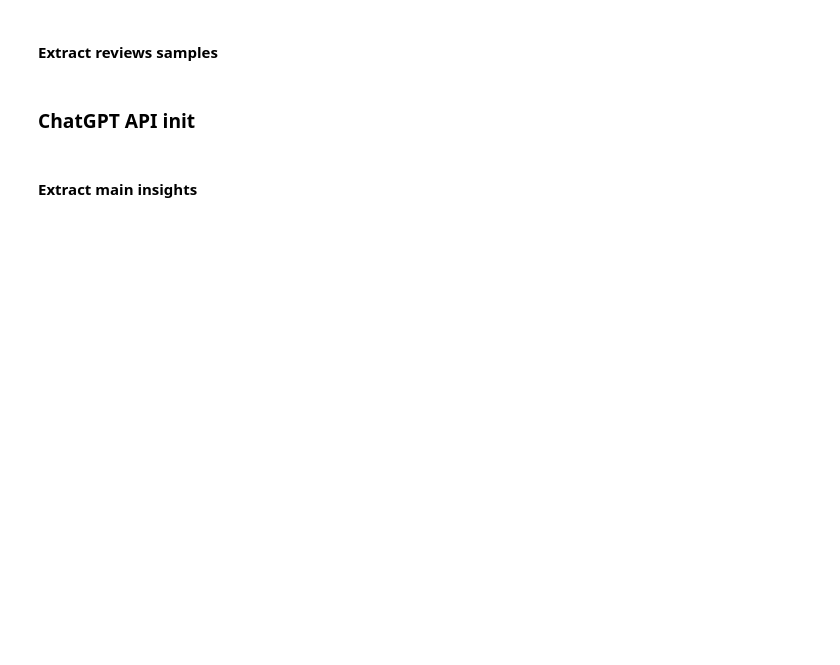
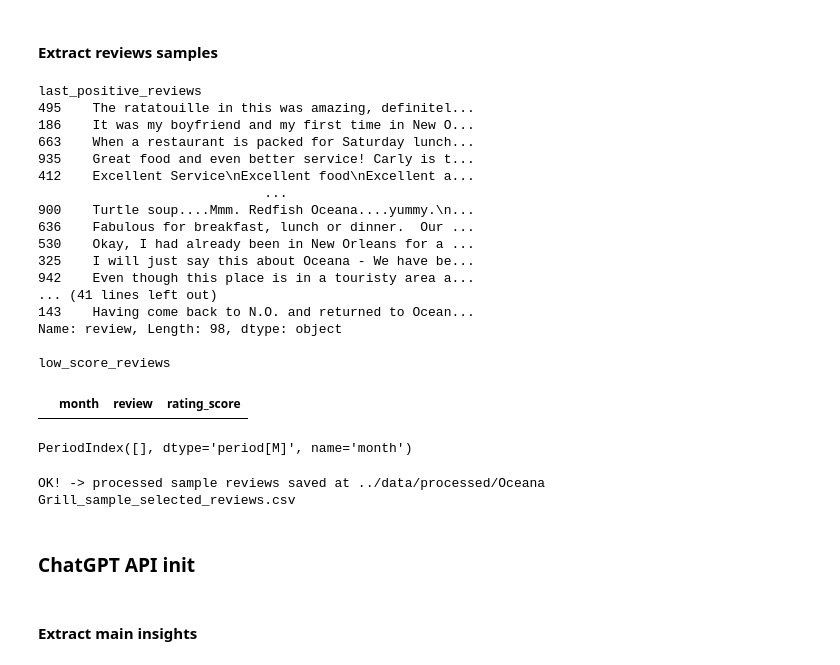
Before and after one commit to EAlmazanG/sensentiment-analysis-reviews, a Jupyter notebook: notebooks/sentiment_analysis.ipynb, the cells around one changed output. Saved outputs shown, nothing was run; the diff lists cells and outputs as text; code cells hidden in the pictures; blank space fills up the shorter version.

```diff
--- a/notebooks/sentiment_analysis.ipynb
+++ b/notebooks/sentiment_analysis.ipynb
@@ -745,3 +788,4 @@ plotCommunities(reviews)
 # %%
 ### Join PCA and UMAP clusters info to reviews
+reviews = reviews.reset_index().rename(columns={'index':'review_id'})
 reviews = reviews.merge(pca_clusters[['review_id','pca_cluster']]).merge(umap_clusters[['review_id','umap_cluster']])
@@ -929,29 +1006,71 @@ reviews_score['total_score'] = np.round(
 # %%
 # Filter not null reviews
 valid_reviews = reviews_score[reviews_score['review'].notna()]
 
 # Select the best and worst reviews in general
 best_reviews = valid_reviews[valid_reviews['total_score'] > 5]
 worst_reviews = valid_reviews[valid_reviews['total_score'] < 2.5]
 
-recent_best_reviews = best_reviews.sort_values(by='date', ascending=False).head(5)
+recent_best_reviews = best_reviews.sort_values(by='date', ascending=False)
 print('last_positive_reviews')
 print(recent_best_reviews.review)
-recent_worst_reviews = worst_reviews.sort_values(by='date', ascending=False).head(5)
+recent_worst_reviews = worst_reviews.sort_values(by='date', ascending=False)
 print('\nlast_negative_reviews')
 print(recent_worst_reviews.review)
 
-best_reviews_sample = best_reviews.sort_values(by='total_score', ascending=False).head(5)
+best_reviews_sample = best_reviews.sort_values(by='total_score', ascending=False)
 print('\nbest_reviews_sample')
 print(best_reviews_sample.review)
-worst_reviews_sample = worst_reviews.sort_values(by='total_score', ascending=True).head(5)
+worst_reviews_sample = worst_reviews.sort_values(by='total_score', ascending=True)
 print('\nworst_reviews_sample')
 print(worst_reviews_sample.review)
 
 low_score_reviews = negative_periods_rating_reviews[negative_periods_rating_reviews['review'].notna()][['month','review','rating_score']]
 print('\nlow_score_reviews')
 display(low_score_reviews)
 print(low_score_periods)
+# %% [output]
+last_positive_reviews
+495    The ratatouille in this was amazing, definitel...
+186    It was my boyfriend and my first time in New O...
+663    When a restaurant is packed for Saturday lunch...
+935    Great food and even better service! Carly is t...
+412    Excellent Service\nExcellent food\nExcellent a...
+                             ...
+900    Turtle soup....Mmm. Redfish Oceana....yummy.\n...
+636    Fabulous for breakfast, lunch or dinner.  Our ...
+530    Okay, I had already been in New Orleans for a ...
+325    I will just say this about Oceana - We have be...
+942    Even though this place is in a touristy area a...
+... (41 lines left out)
+143    Having come back to N.O. and returned to Ocean...
+Name: review, Length: 98, dtype: object
+
+low_score_reviews
+|  | month | review | rating_score |
+PeriodIndex([], dtype='period[M]', name='month')
+# %%
+# Join all the samples
+recent_best_reviews['sample_type'] = 'recent_best_reviews'
+recent_worst_reviews['sample_type'] = 'recent_worst_reviews'
+best_reviews_sample['sample_type'] = 'best_reviews_sample'
+worst_reviews_sample['sample_type'] = 'worst_reviews_sample'
+low_score_reviews['sample_type'] = 'low_score_reviews'
+
+combined_reviews = pd.concat([
+    recent_best_reviews,
+    recent_worst_reviews,
+    best_reviews_sample,
+    worst_reviews_sample,
+    low_score_reviews
+])
+
+# Save samples
+combined_reviews.reset_index(drop=True, inplace=True)
+combined_reviews.to_csv(processed_data_path + name + '_sample_selected_reviews.csv', index=False)
+print('OK! -> processed sample reviews saved at', processed_data_path + name + '_sample_selected_reviews.csv')
+# %% [output]
+OK! -> processed sample reviews saved at ../data/processed/Oceana Grill_sample_selected_reviews.csv
 # %% [markdown]
 ### ChatGPT API init
 # %%
```
Also changed, not shown: parts of 20 cells of this notebook, 4 other files.
